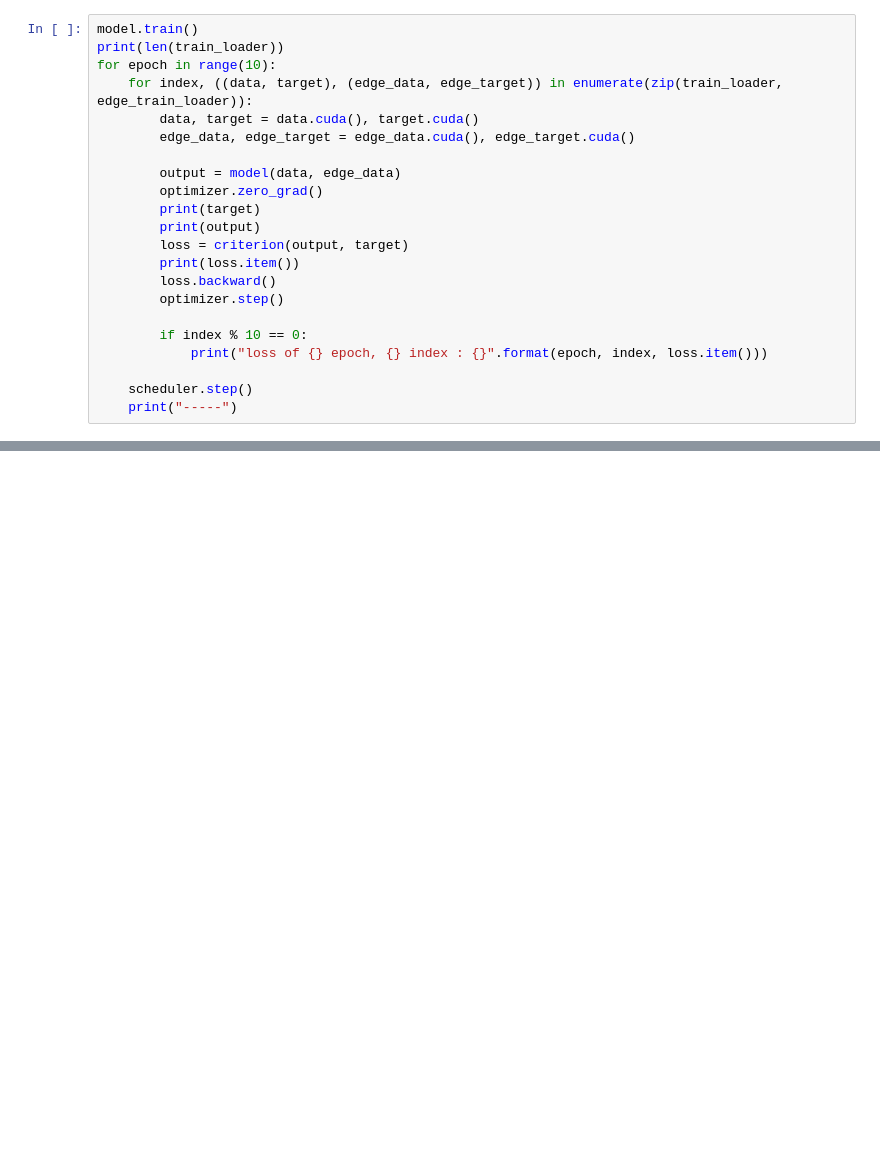
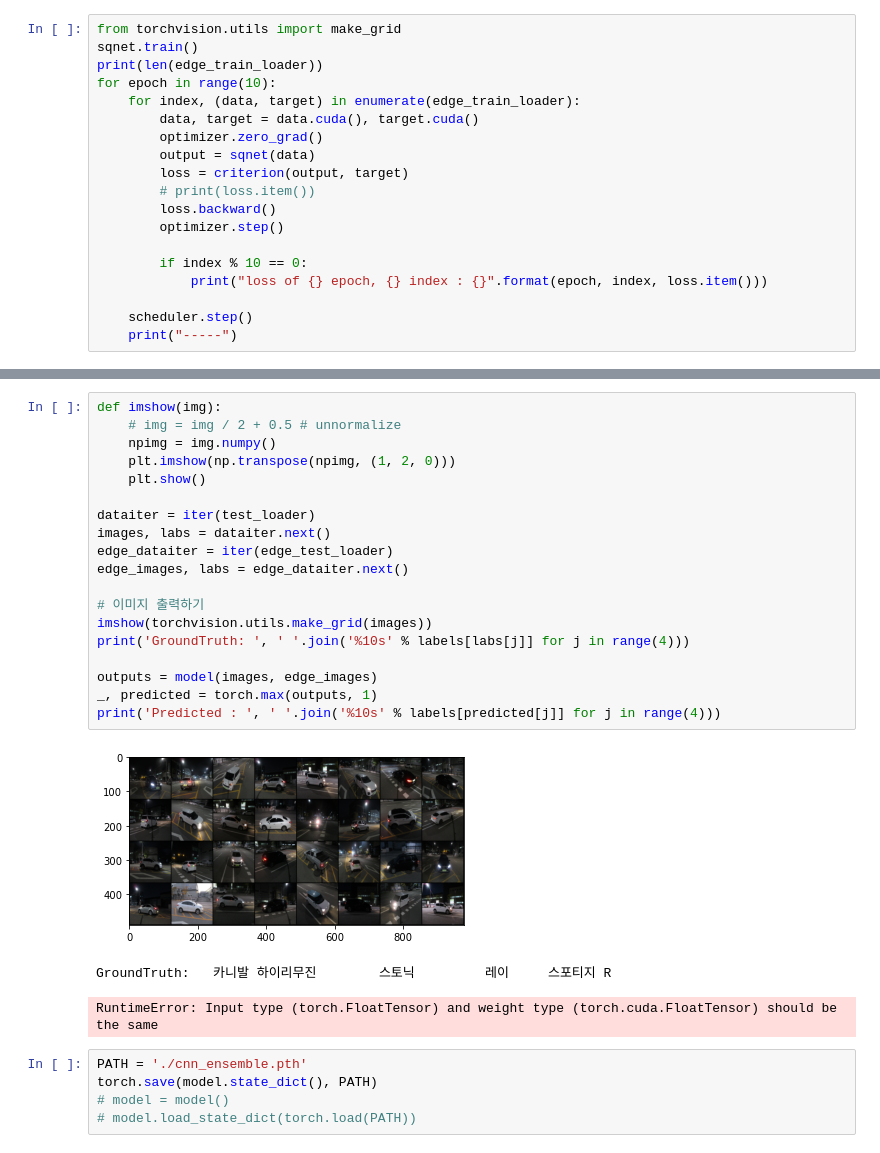
Before and after one commit to CAU-Computer-Vision/Parallel_CNN_car_classifier, a Jupyter notebook: cnn_ensemble.ipynb, the cells around one changed output, grey strips where cells are left out. Drawn from its saved outputs; the diff is of its cells as text; blank space fills up the shorter version.

Commit message:
train cnn_ensemble and sqnet

```diff
--- a/cnn_ensemble.ipynb
+++ b/cnn_ensemble.ipynb
@@ -137,17 +239,14 @@ torch.cuda.empty_cache()
 # %%
-model.train()
-print(len(train_loader))
+from torchvision.utils import make_grid
+sqnet.train()
+print(len(edge_train_loader))
 for epoch in range(10):
-    for index, ((data, target), (edge_data, edge_target)) in enumerate(zip(train_loader, edge_train_loader)):
+    for index, (data, target) in enumerate(edge_train_loader):
         data, target = data.cuda(), target.cuda()
-        edge_data, edge_target = edge_data.cuda(), edge_target.cuda()
-
-        output = model(data, edge_data)
         optimizer.zero_grad()
-        print(target)
-        print(output)
+        output = sqnet(data)
         loss = criterion(output, target)
-        print(loss.item())
+        # print(loss.item())
         loss.backward()
         optimizer.step()
 
@@ -178,0 +328,28 @@ for epoch in range(10):
+# %%
+def imshow(img):
+    # img = img / 2 + 0.5 # unnormalize
+    npimg = img.numpy()
+    plt.imshow(np.transpose(npimg, (1, 2, 0)))
+    plt.show()
+
+dataiter = iter(test_loader)
+images, labs = dataiter.next()
+edge_dataiter = iter(edge_test_loader)
+edge_images, labs = edge_dataiter.next()
+
+# 이미지 출력하기
+imshow(torchvision.utils.make_grid(images))
+print('GroundTruth: ', ' '.join('%10s' % labels[labs[j]] for j in range(4)))
+
+outputs = model(images, edge_images)
+_, predicted = torch.max(outputs, 1)
+print('Predicted : ', ' '.join('%10s' % labels[predicted[j]] for j in range(4)))
+# %% [output]
+[figure, added]
+GroundTruth:   카니발 하이리무진        스토닉         레이     스포티지 R
+RuntimeError: Input type (torch.FloatTensor) and weight type (torch.cuda.FloatTensor) should be the same
+# %%
+PATH = './cnn_ensemble.pth'
+torch.save(model.state_dict(), PATH)
+# model = model()
+# model.load_state_dict(torch.load(PATH))
```
Also changed, not shown: parts of 18 cells of this notebook, 1 other file.
